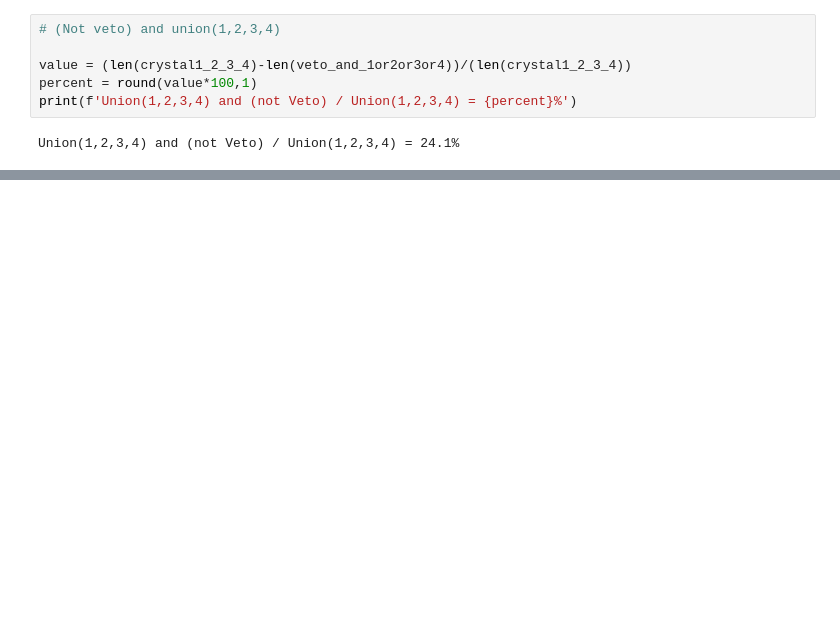
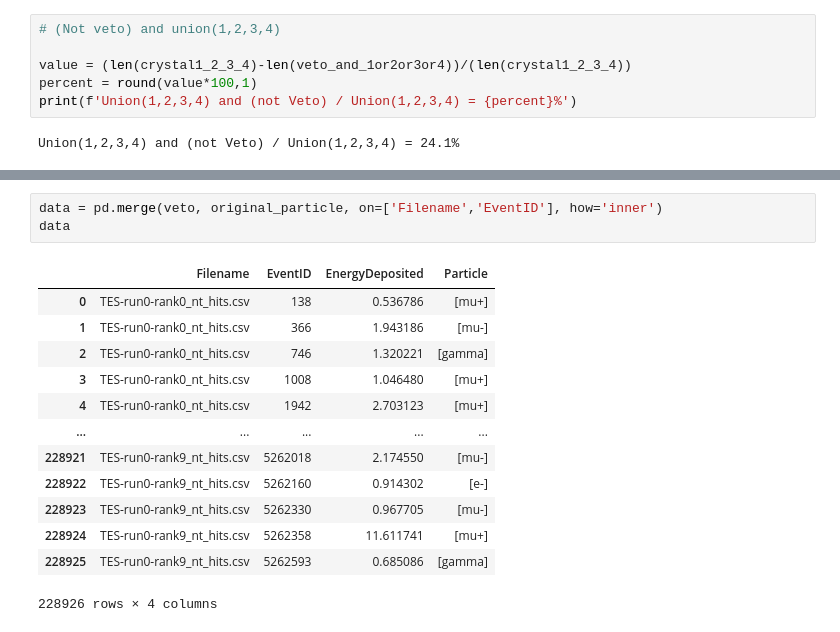
Before and after one commit to nyuad-astroparticle/tes-geant, a Jupyter notebook: analysis/analysis.ipynb, the cells around one changed output, grey strips where cells are left out. Cells and saved outputs as stored; diff of their text form; blank space fills up the shorter version.

```diff
--- a/analysis/analysis.ipynb
+++ b/analysis/analysis.ipynb
@@ -199,0 +269,17 @@ Union(1,2,3,4) and (not Veto) / Union(1,2,3,4) = 24.1%
+# %%
+data = pd.merge(veto, original_particle, on=['Filename','EventID'], how='inner')
+data
+# %% [output]
+|  | Filename | EventID | EnergyDeposited | Particle |
+| 0 | TES-run0-rank0_nt_hits.csv | 138 | 0.536786 | [mu+] |
+| 1 | TES-run0-rank0_nt_hits.csv | 366 | 1.943186 | [mu-] |
+| 2 | TES-run0-rank0_nt_hits.csv | 746 | 1.320221 | [gamma] |
+| 3 | TES-run0-rank0_nt_hits.csv | 1008 | 1.046480 | [mu+] |
+| 4 | TES-run0-rank0_nt_hits.csv | 1942 | 2.703123 | [mu+] |
+| ... | ... | ... | ... | ... |
+| 228921 | TES-run0-rank9_nt_hits.csv | 5262018 | 2.174550 | [mu-] |
+| 228922 | TES-run0-rank9_nt_hits.csv | 5262160 | 0.914302 | [e-] |
+| 228923 | TES-run0-rank9_nt_hits.csv | 5262330 | 0.967705 | [mu-] |
+| 228924 | TES-run0-rank9_nt_hits.csv | 5262358 | 11.611741 | [mu+] |
+| 228925 | TES-run0-rank9_nt_hits.csv | 5262593 | 0.685086 | [gamma] |
+228926 rows × 4 columns
```
Also changed, not shown: parts of 18 cells of this notebook, 4 other files.
